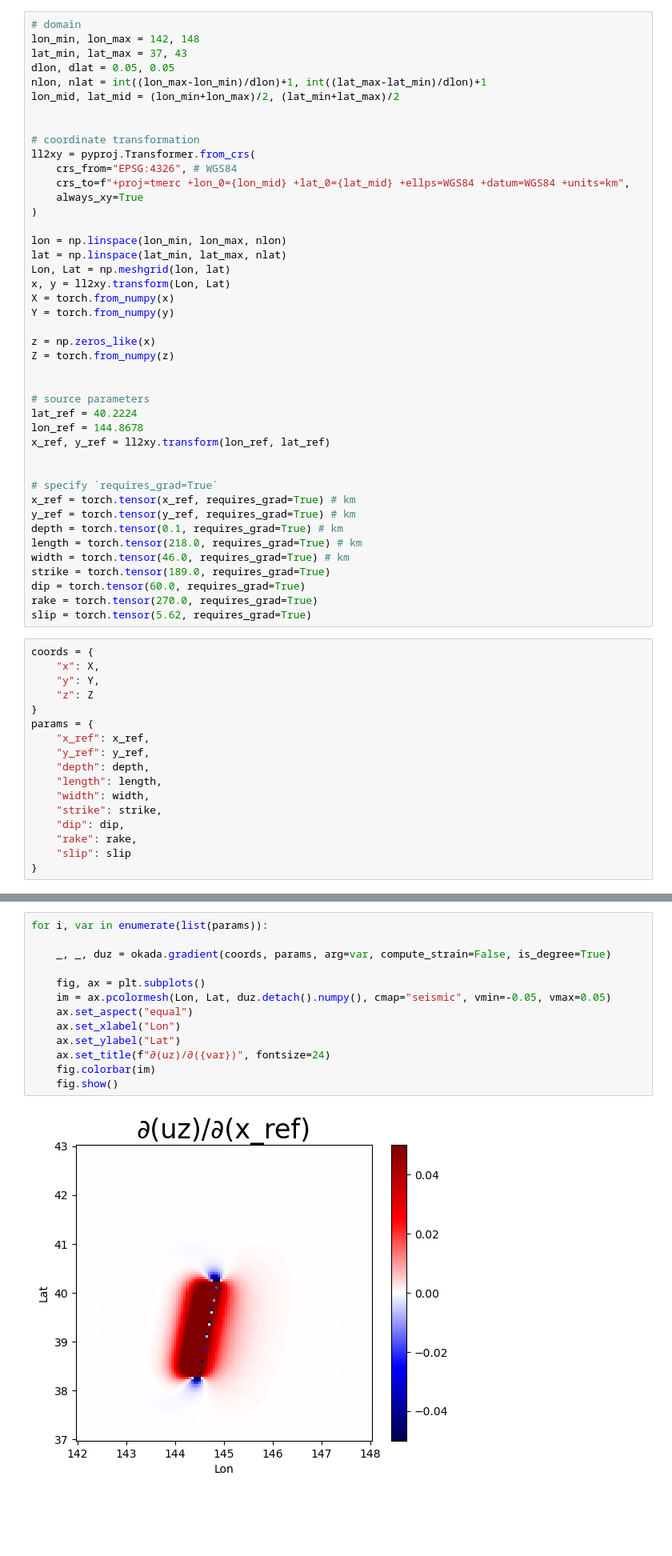
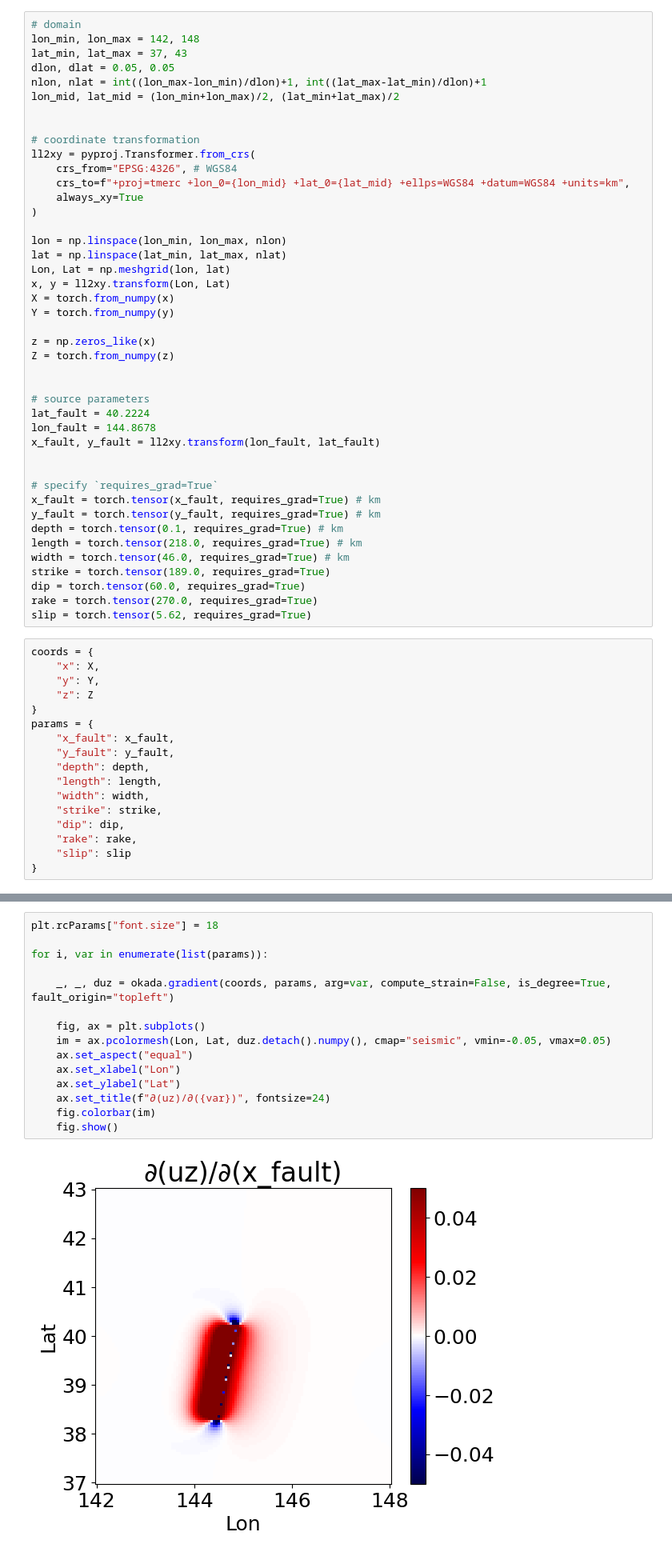
Before and after one commit to msomeya1/OkadaTorch, a Jupyter notebook: 4_OkadaWrapper_gradient.ipynb, the cells around one changed output, grey strips where cells are left out. Shown: that part at 80% size. Saved outputs shown, nothing was run; the diff lists cells and outputs as text; blank space fills up the shorter version.

Commit message:
update fault location notation

```diff
--- a/4_OkadaWrapper_gradient.ipynb
+++ b/4_OkadaWrapper_gradient.ipynb
@@ -34,14 +34,14 @@ Z = torch.from_numpy(z)
 
 
 # source parameters
-lat_ref = 40.2224
-lon_ref = 144.8678
-x_ref, y_ref = ll2xy.transform(lon_ref, lat_ref)
+lat_fault = 40.2224
+lon_fault = 144.8678
+x_fault, y_fault = ll2xy.transform(lon_fault, lat_fault)
 
 
 # specify `requires_grad=True`
-x_ref = torch.tensor(x_ref, requires_grad=True) # km
-y_ref = torch.tensor(y_ref, requires_grad=True) # km
+x_fault = torch.tensor(x_fault, requires_grad=True) # km
+y_fault = torch.tensor(y_fault, requires_grad=True) # km
 depth = torch.tensor(0.1, requires_grad=True) # km
 length = torch.tensor(218.0, requires_grad=True) # km
 width = torch.tensor(46.0, requires_grad=True) # km
@@ -56,8 +56,8 @@ coords = {
     "z": Z
 }
 params = {
-    "x_ref": x_ref,
-    "y_ref": y_ref,
+    "x_fault": x_fault,
+    "y_fault": y_fault,
     "depth": depth,
     "length": length,
     "width": width,
@@ -104,17 +104,19 @@ tensor(6.6369e-09, dtype=torch.float64, grad_fn=<MaxBackward1>)
 # %% [markdown]
 # Gradient of `uz` with respect to parameters
 # %%
+plt.rcParams["font.size"] = 18
+
 for i, var in enumerate(list(params)):
 
-    _, _, duz = okada.gradient(coords, params, arg=var, compute_strain=False, is_degree=True)
+    _, _, duz = okada.gradient(coords, params, arg=var, compute_strain=False, is_degree=True, fault_origin="topleft")
 
     fig, ax = plt.subplots()
     im = ax.pcolormesh(Lon, Lat, duz.detach().numpy(), cmap="seismic", vmin=-0.05, vmax=0.05)
     ax.set_aspect("equal")
     ax.set_xlabel("Lon")
     ax.set_ylabel("Lat")
     ax.set_title(f"∂(uz)/∂({var})", fontsize=24)
     fig.colorbar(im)
     fig.show()
 # %% [output]
-[figure, old version]
+[figure, new version]
```
Also changed, not shown: parts of 2 cells of this notebook, 6 other files.
